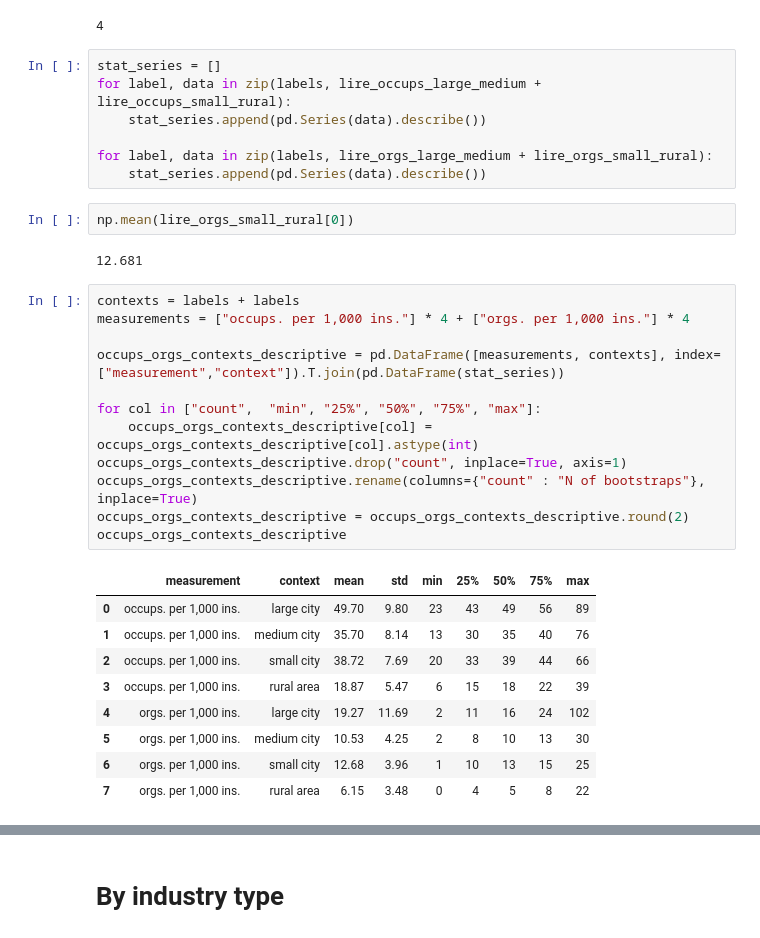
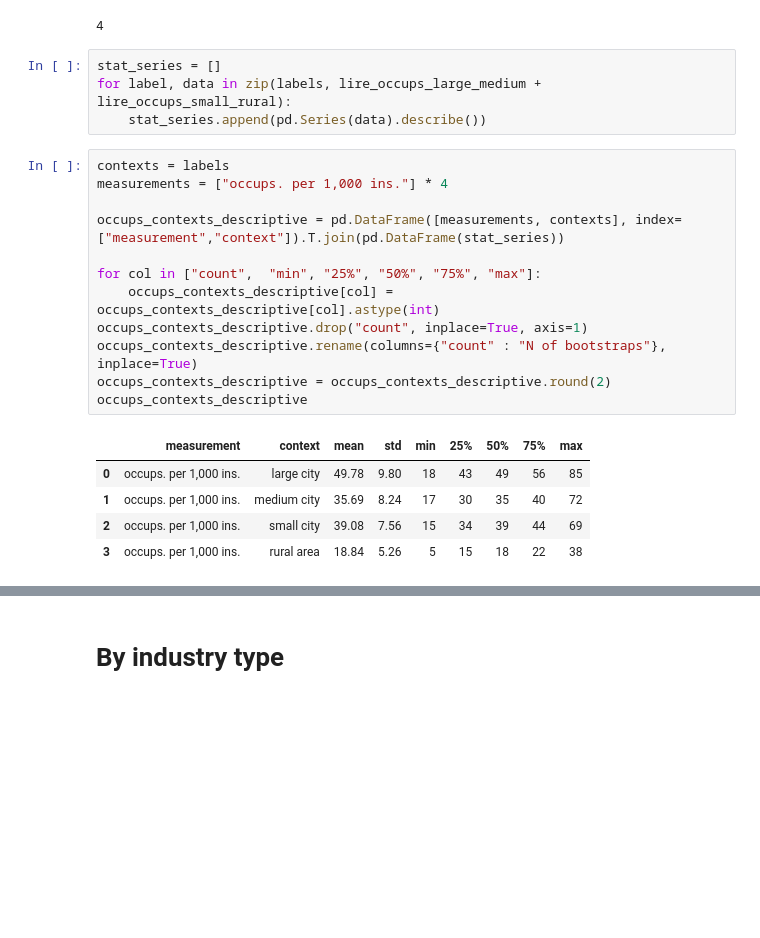
Before and after one commit to sdam-au/social_diversity, a Jupyter notebook: scripts/3_OCCUPS&ORGS_BY-CONTEXT.ipynb, the cells around one changed output, grey strips where cells are left out. Saved outputs shown, nothing was run; the diff lists cells and outputs as text; blank space fills up the shorter version.

```diff
--- a/scripts/3_OCCUPS&ORGS_BY-CONTEXT.ipynb
+++ b/scripts/3_OCCUPS&ORGS_BY-CONTEXT.ipynb
@@ -315,33 +241,22 @@ len(lire_occups_large_medium + lire_occups_small_rural)
 stat_series = []
 for label, data in zip(labels, lire_occups_large_medium + lire_occups_small_rural):
     stat_series.append(pd.Series(data).describe())
-
-for label, data in zip(labels, lire_orgs_large_medium + lire_orgs_small_rural):
-    stat_series.append(pd.Series(data).describe())
-# %%
-np.mean(lire_orgs_small_rural[0])
-# %% [output]
-12.681
 # %%
-contexts = labels + labels
-measurements = ["occups. per 1,000 ins."] * 4 + ["orgs. per 1,000 ins."] * 4
+contexts = labels
+measurements = ["occups. per 1,000 ins."] * 4
 
-occups_orgs_contexts_descriptive = pd.DataFrame([measurements, contexts], index=["measurement","context"]).T.join(pd.DataFrame(stat_series))
+occups_contexts_descriptive = pd.DataFrame([measurements, contexts], index=["measurement","context"]).T.join(pd.DataFrame(stat_series))
 
 for col in ["count",  "min", "25%", "50%", "75%", "max"]:
-    occups_orgs_contexts_descriptive[col] = occups_orgs_contexts_descriptive[col].astype(int)
-occups_orgs_contexts_descriptive.drop("count", inplace=True, axis=1)
-occups_orgs_contexts_descriptive.rename(columns={"count" : "N of bootstraps"}, inplace=True)
-occups_orgs_contexts_descriptive = occups_orgs_contexts_descriptive.round(2)
-occups_orgs_contexts_descriptive
+    occups_contexts_descriptive[col] = occups_contexts_descriptive[col].astype(int)
+occups_contexts_descriptive.drop("count", inplace=True, axis=1)
+occups_contexts_descriptive.rename(columns={"count" : "N of bootstraps"}, inplace=True)
+occups_contexts_descriptive = occups_contexts_descriptive.round(2)
+occups_contexts_descriptive
 # %% [output]
 |  | measurement | context | mean | std | min | 25% | 50% | 75% | max |
-| 0 | occups. per 1,000 ins. | large city | 49.70 | 9.80 | 23 | 43 | 49 | 56 | 89 |
-| 1 | occups. per 1,000 ins. | medium city | 35.70 | 8.14 | 13 | 30 | 35 | 40 | 76 |
-| 2 | occups. per 1,000 ins. | small city | 38.72 | 7.69 | 20 | 33 | 39 | 44 | 66 |
-| 3 | occups. per 1,000 ins. | rural area | 18.87 | 5.47 | 6 | 15 | 18 | 22 | 39 |
-| 4 | orgs. per 1,000 ins. | large city | 19.27 | 11.69 | 2 | 11 | 16 | 24 | 102 |
-| 5 | orgs. per 1,000 ins. | medium city | 10.53 | 4.25 | 2 | 8 | 10 | 13 | 30 |
-| 6 | orgs. per 1,000 ins. | small city | 12.68 | 3.96 | 1 | 10 | 13 | 15 | 25 |
-| 7 | orgs. per 1,000 ins. | rural area | 6.15 | 3.48 | 0 | 4 | 5 | 8 | 22 |
+| 0 | occups. per 1,000 ins. | large city | 49.78 | 9.80 | 18 | 43 | 49 | 56 | 85 |
+| 1 | occups. per 1,000 ins. | medium city | 35.69 | 8.24 | 17 | 30 | 35 | 40 | 72 |
+| 2 | occups. per 1,000 ins. | small city | 39.08 | 7.56 | 15 | 34 | 39 | 44 | 69 |
+| 3 | occups. per 1,000 ins. | rural area | 18.84 | 5.26 | 5 | 15 | 18 | 22 | 38 |
 # %%
```
Also changed, not shown: parts of 28 cells of this notebook, 25 other files.
